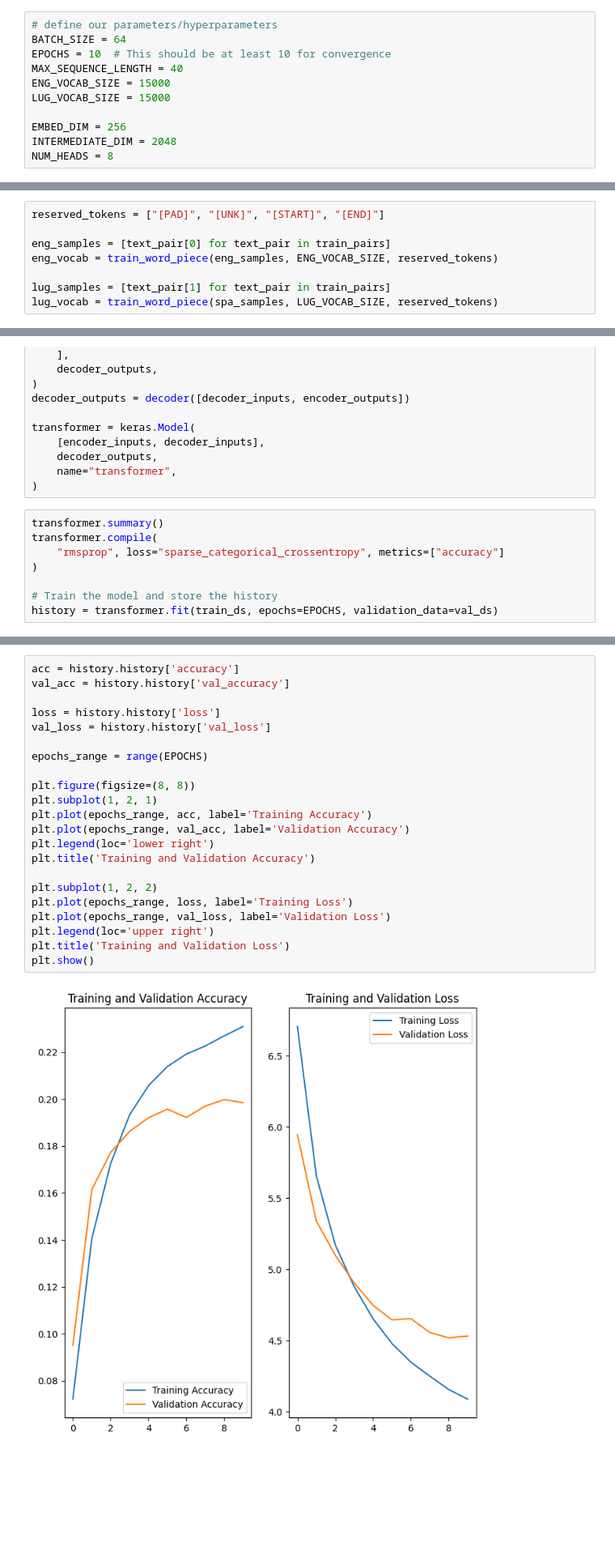
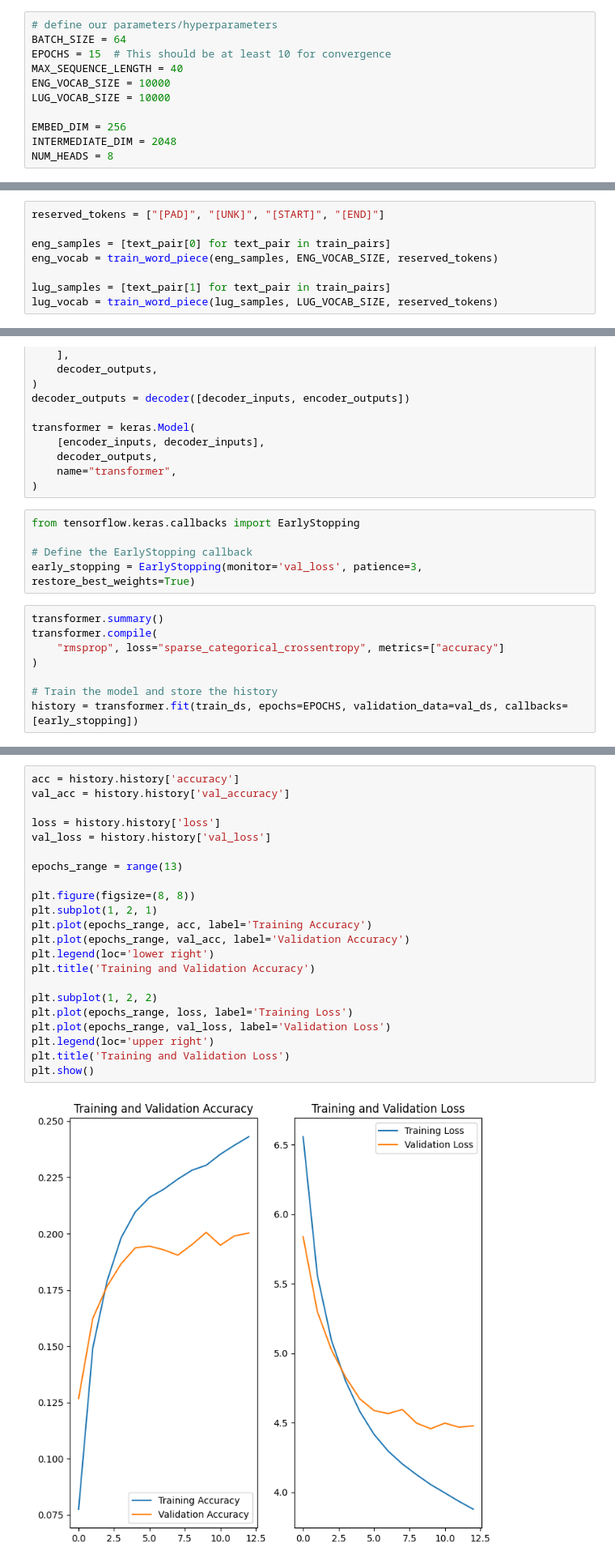
Before and after one commit to Codebmk/mt_writing_skills_aid, a Jupyter notebook: transformer_dataset2.ipynb, the cells around one changed output, grey strips where cells are left out. Shown at 81% size. Saved outputs shown, nothing was run; the diff lists cells and outputs as text; blank space fills up the shorter version.

Commit message:
increase epochs and add early stopping

```diff
--- a/transformer_dataset2.ipynb
+++ b/transformer_dataset2.ipynb
@@ -41,10 +43,10 @@ Successfully installed jax-0.4.10 keras_nlp-0.5.2 libclang-16.0.0 ml-dtypes-0.1.
 # %%
 # define our parameters/hyperparameters
 BATCH_SIZE = 64
-EPOCHS = 10  # This should be at least 10 for convergence
+EPOCHS = 15  # This should be at least 10 for convergence
 MAX_SEQUENCE_LENGTH = 40
-ENG_VOCAB_SIZE = 15000
-LUG_VOCAB_SIZE = 15000
+ENG_VOCAB_SIZE = 10000
+LUG_VOCAB_SIZE = 10000
 
 EMBED_DIM = 256
 INTERMEDIATE_DIM = 2048
@@ -95,5 +97,5 @@ eng_samples = [text_pair[0] for text_pair in train_pairs]
 eng_vocab = train_word_piece(eng_samples, ENG_VOCAB_SIZE, reserved_tokens)
 
 lug_samples = [text_pair[1] for text_pair in train_pairs]
-lug_vocab = train_word_piece(spa_samples, LUG_VOCAB_SIZE, reserved_tokens)
+lug_vocab = train_word_piece(lug_samples, LUG_VOCAB_SIZE, reserved_tokens)
 # %% [output]
@@ -253,6 +257,11 @@ transformer = keras.Model(
     decoder_outputs,
     name="transformer",
 )
+# %%
+from tensorflow.keras.callbacks import EarlyStopping
+
+# Define the EarlyStopping callback
+early_stopping = EarlyStopping(monitor='val_loss', patience=3, restore_best_weights=True)
 # %%
 transformer.summary()
 transformer.compile(
@@ -260,7 +269,7 @@ transformer.compile(
 )
 
 # Train the model and store the history
-history = transformer.fit(train_ds, epochs=EPOCHS, validation_data=val_ds)
+history = transformer.fit(train_ds, epochs=EPOCHS, validation_data=val_ds, callbacks=[early_stopping])
 # %% [output]
 Model: "transformer"
 __________________________________________________________________________________________________
@@ -309,24 +291,24 @@ Epoch 10/10
 # %%
 acc = history.history['accuracy']
 val_acc = history.history['val_accuracy']
 
 loss = history.history['loss']
 val_loss = history.history['val_loss']
 
-epochs_range = range(EPOCHS)
+epochs_range = range(13)
 
 plt.figure(figsize=(8, 8))
 plt.subplot(1, 2, 1)
 plt.plot(epochs_range, acc, label='Training Accuracy')
 plt.plot(epochs_range, val_acc, label='Validation Accuracy')
 plt.legend(loc='lower right')
 plt.title('Training and Validation Accuracy')
 
 plt.subplot(1, 2, 2)
 plt.plot(epochs_range, loss, label='Training Loss')
 plt.plot(epochs_range, val_loss, label='Validation Loss')
 plt.legend(loc='upper right')
 plt.title('Training and Validation Loss')
 plt.show()
 # %% [output]
-[figure, old version]
+[figure, new version]
```
Also changed, not shown: parts of 6 cells of this notebook, 1 other file.
